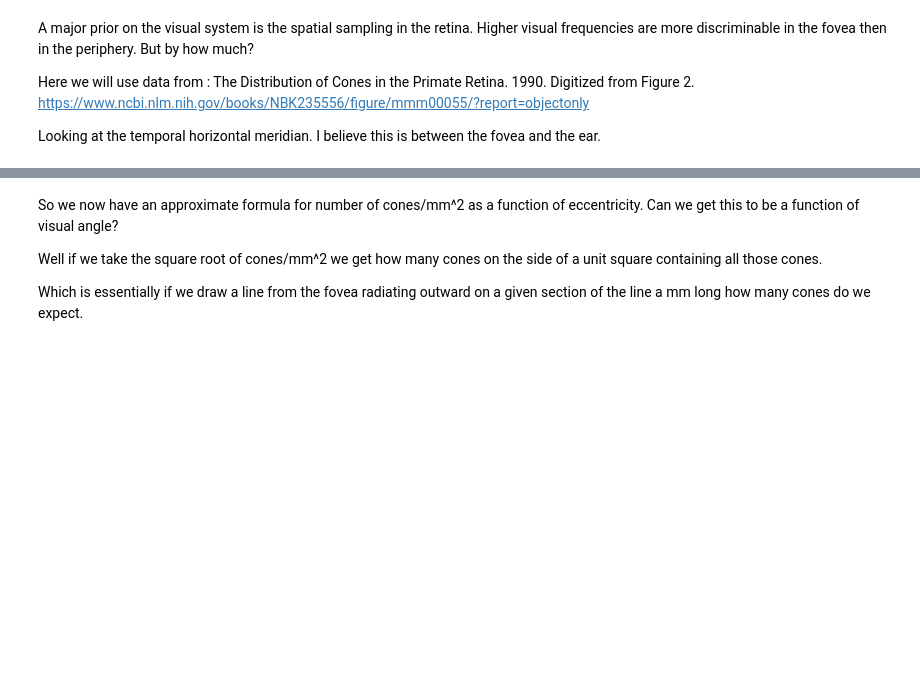
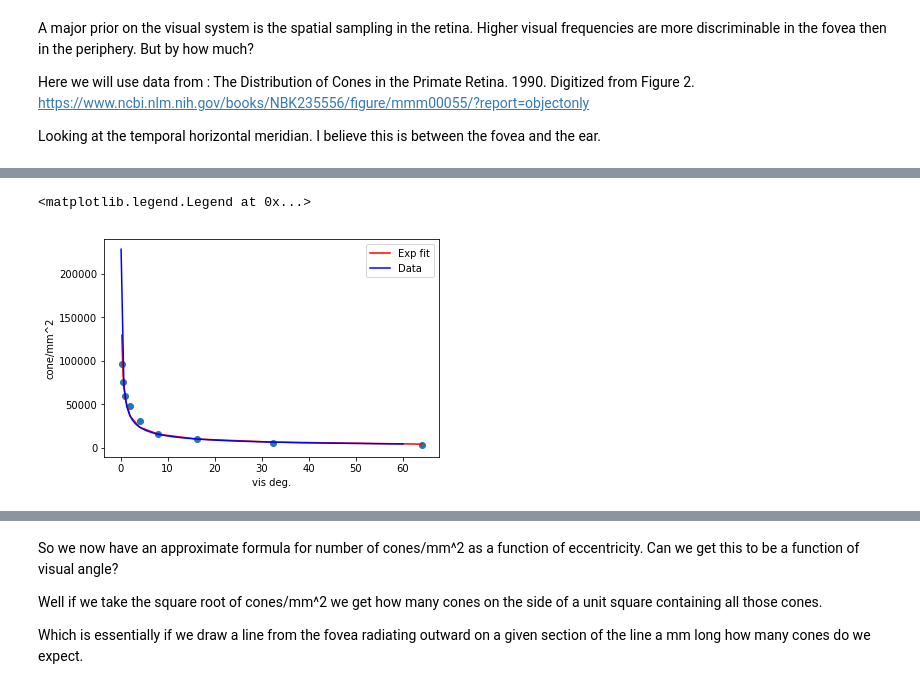
Before and after one commit to deanpospisil/ipython_nb, a Jupyter notebook: Spatial receptive fields in the ventral stream..ipynb, the cells around one changed output, grey strips where cells are left out. Drawn from its saved outputs; the diff is of its cells as text; code cells hidden in the pictures; blank space fills up the shorter version.

```diff
--- a/Spatial receptive fields in the ventral stream..ipynb
+++ b/Spatial receptive fields in the ventral stream..ipynb
@@ -54 +59,13 @@ Multiplier= [4.75]
+# %%
+plt.plot(cones[:,0], 10**(m*lcx + c), color='r')
+
+x = np.linspace(0.1, 60, 100)
+plt.plot(x, (10**c)*(x**m), color='b')
+
+plt.scatter(cones[:,0], cones[:,1])
+plt.xlabel('vis deg.');plt.ylabel('cone/mm^2');
+plt.legend(['Exp fit', 'Data'])
+# %% [output]
+<matplotlib.legend.Legend at 0x...>
+[figure, added]
 # %%
```
Also changed, not shown: parts of 16 cells of this notebook, 1 other file.
